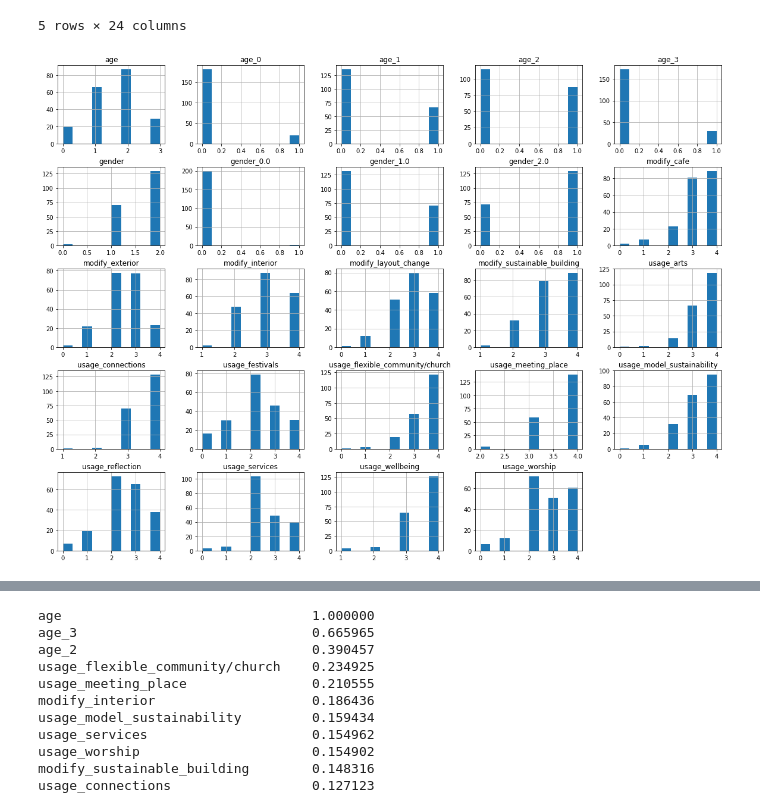
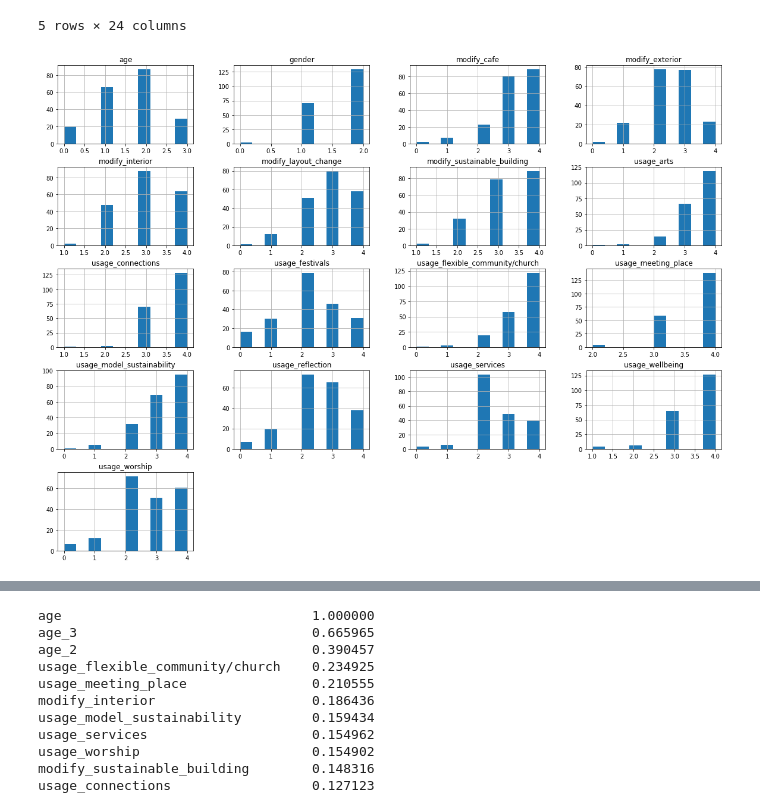
Before and after one commit to koxt2/Garden-Quarter, a Jupyter notebook: garden_quarter.ipynb, the cells around one changed output, grey strips where cells are left out. Drawn from its saved outputs; the diff is of its cells as text; code cells hidden in the pictures.

```diff
--- a/garden_quarter.ipynb
+++ b/garden_quarter.ipynb
@@ -368,6 +391,9 @@ train_set_predictors
 # train_set_labels
 train_set_labels = train_set["gender"].copy()
 
+# convert to int64
+train_set_labels = train_set_labels.astype(np.int64)
+
 # check
 train_set_labels
 # %% [output]
@@ -524,10 +549,10 @@ working_short_tr_encoded.head()
 ##############################
 # %%
 # Create a series of histograms
-working_short_tr_encoded.hist(figsize=(20,15))
+working_short_tr.hist(figsize=(20,15))
 plt.show()
 # %% [output]
-[figure, old version]
+[figure, new version]
 # %%
 # Deductions...
 
```
Also changed, not shown: parts of 26 cells of this notebook.
